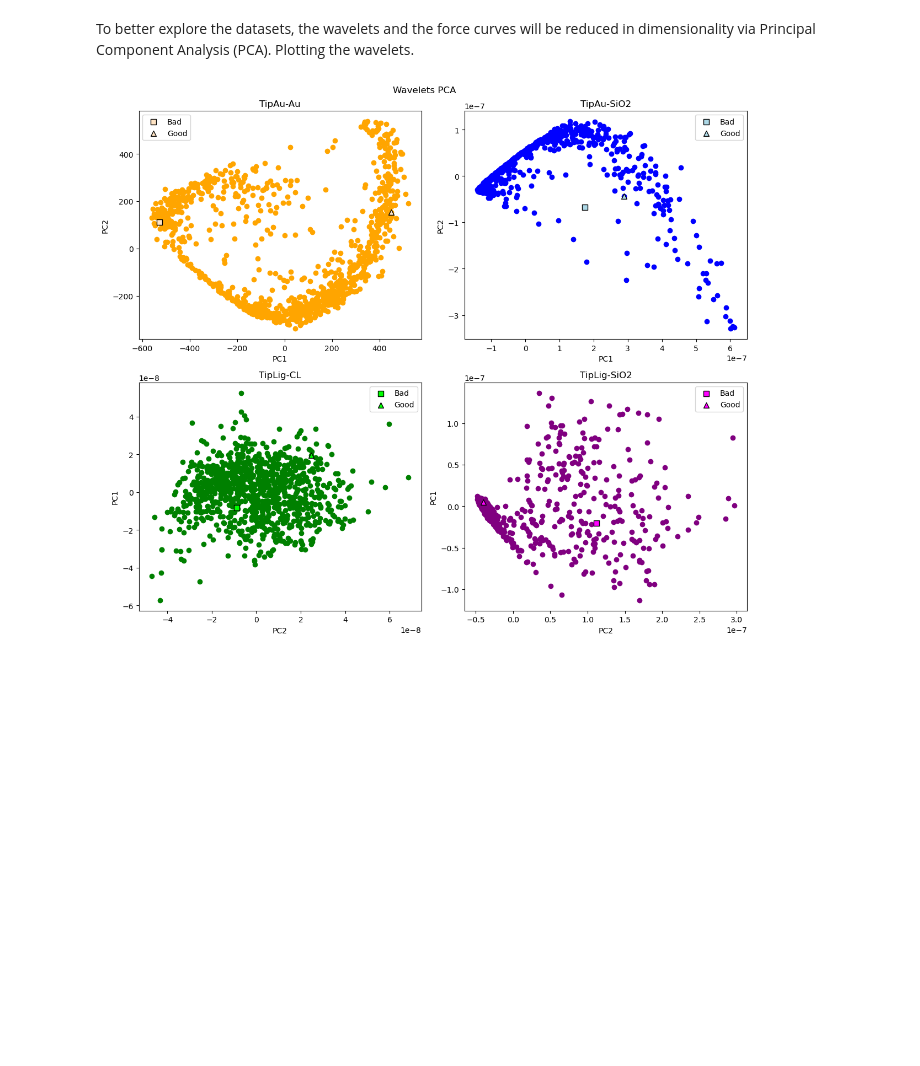
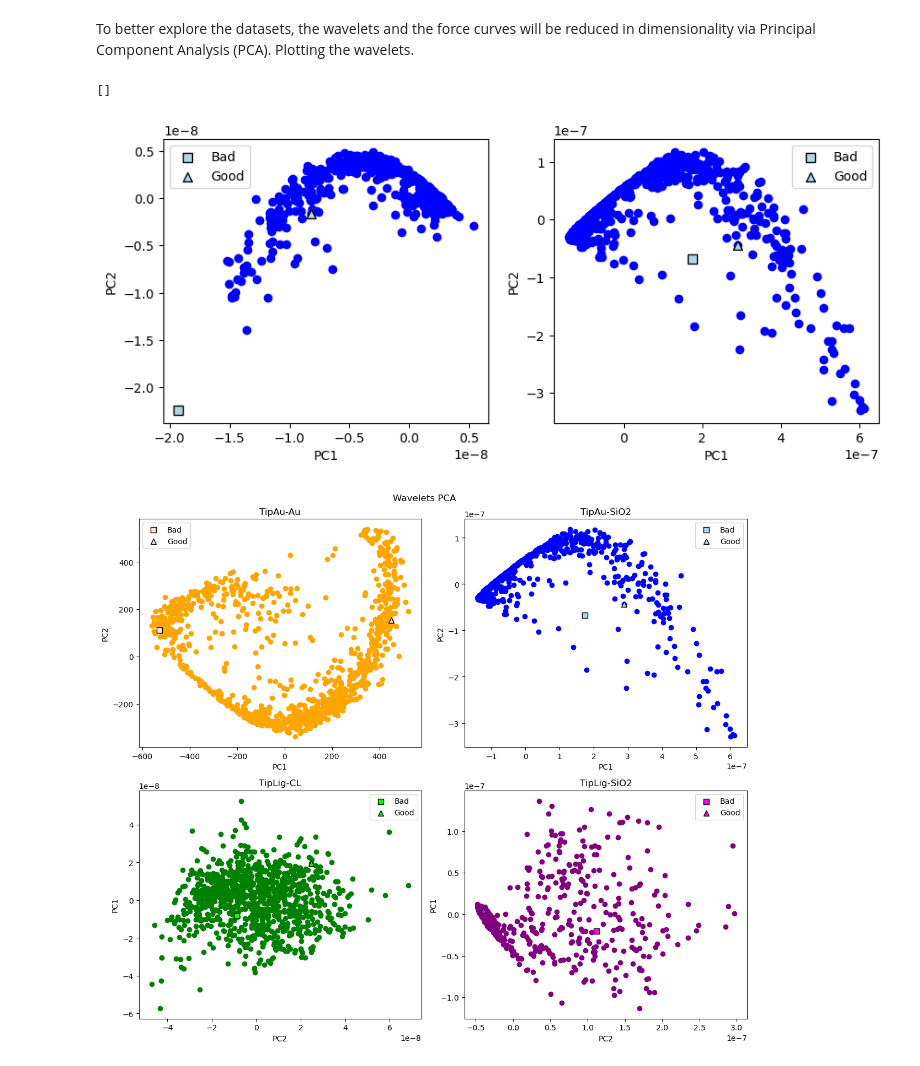
Before and after one commit to mZaiam/IPIV_AFM_deep_learning, a Jupyter notebook: datasets_afm/datasets_exploration.ipynb, the cells around one changed output. Drawn from its saved outputs; the diff is of its cells as text; code cells hidden in the pictures; blank space fills up the shorter version.

```diff
--- a/datasets_afm/datasets_exploration.ipynb
+++ b/datasets_afm/datasets_exploration.ipynb
@@ -126,6 +131,40 @@ wavelets_auau_pca = pca.fit_transform(wavelets_auau_flatten)
 wavelets_ausio2_pca = pca.fit_transform(wavelets_ausio2_flatten)
 wavelets_ligcl_pca = pca.fit_transform(wavelets_ligcl_flatten)
 wavelets_ligsio2_pca = pca.fit_transform(wavelets_ligsio2_flatten)
+# %%
+data_auau_flatten = np.array([c.ravel() for c in data_auau])
+data_ausio2_flatten = np.array([c.ravel() for c in data_ausio2])
+data_ligcl_flatten = np.array([c.ravel() for c in data_ligcl])
+data_ligsio2_flatten = np.array([c.ravel() for c in data_ligsio2])
+
+pca = PCA(n_components=2)
+data_auau_pca = pca.fit_transform(data_auau_flatten)
+data_ausio2_pca = pca.fit_transform(data_ausio2_flatten)
+data_ligcl_pca = pca.fit_transform(data_ligcl_flatten)
+data_ligsio2_pca = pca.fit_transform(data_ligsio2_flatten)
+
+fig, axs = plt.subplots(1, 2, figsize=(10, 4))
+
+axs[0].scatter(data_ausio2_pca[:, 0], data_ausio2_pca[:, 1], c='blue')
+axs[0].scatter(data_ausio2_pca[15, 0], data_ausio2_pca[15, 1], marker='s', s=50., c='lightblue', edgecolor='k', label='Bad')
+axs[0].scatter(data_ausio2_pca[0, 0], data_ausio2_pca[0, 1], marker='^', s=50., c='lightblue', edgecolor='k', label='Good')
+axs[0].legend()
+axs[0].set_ylabel('PC2')
+axs[0].set_xlabel('PC1')
+
+axs[1].scatter(wavelets_ausio2_pca[:, 0], wavelets_ausio2_pca[:, 1], c='blue')
+axs[1].scatter(wavelets_ausio2_pca[15, 0], wavelets_ausio2_pca[15, 1], marker='s', s=50., c='lightblue', edgecolor='k', label='Bad')
+axs[1].scatter(wavelets_ausio2_pca[0, 0], wavelets_ausio2_pca[0, 1], marker='^', s=50., c='lightblue', edgecolor='k', label='Good')
+axs[1].legend()
+axs[1].set_ylabel('PC2')
+axs[1].set_xlabel('PC1')
+
+plt.savefig('pca.png', dpi=500, transparent=True, bbox_inches='tight')
+
+plt.plot()
+# %% [output]
+[]
+[figure, added]
 # %%
 fig, axs = plt.subplots(2, 2, figsize=(12, 10))
 
```
Also changed, not shown: parts of 1 cell of this notebook, 1 other file.
